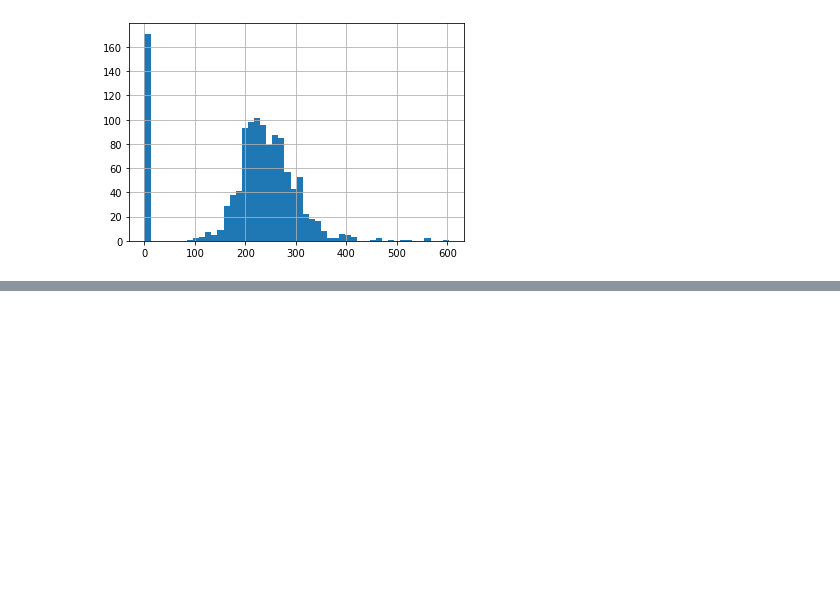
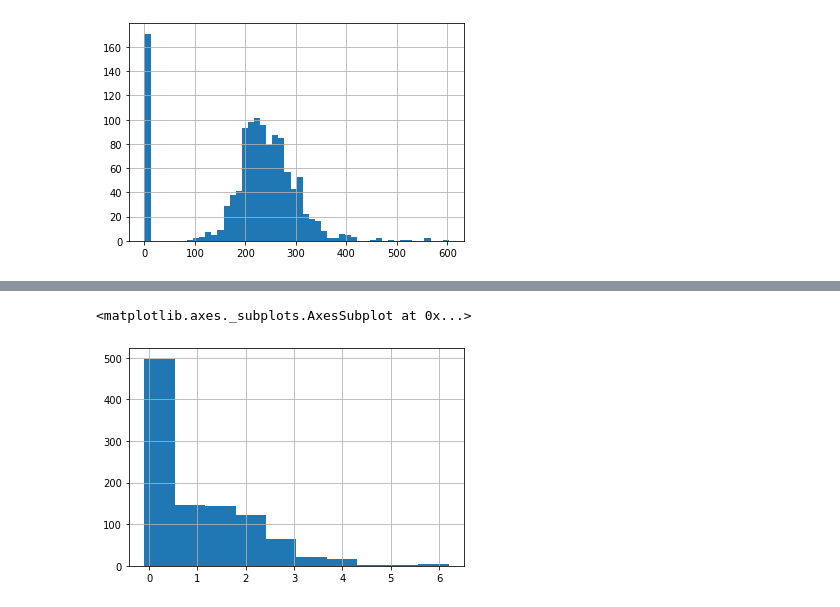
Before and after one commit to BrouthenKamel/DEV-FESTERS-DEVFEST-BATNA-2022, a Jupyter notebook: Heart_Attack_Prediction_Project.ipynb, the cells around one changed output, grey strips where cells are left out. Saved outputs shown, nothing was run; the diff lists cells and outputs as text; code cells hidden in the pictures; blank space fills up the shorter version.

```diff
--- a/Heart_Attack_Prediction_Project.ipynb
+++ b/Heart_Attack_Prediction_Project.ipynb
@@ -118,0 +133,5 @@ memory usage: 135.7+ KB
+# %%
+dataset['oldpeak'].hist()
+# %% [output]
+<matplotlib.axes._subplots.AxesSubplot at 0x...>
+[figure, added]
```
Also changed, not shown: parts of 38 cells of this notebook.
